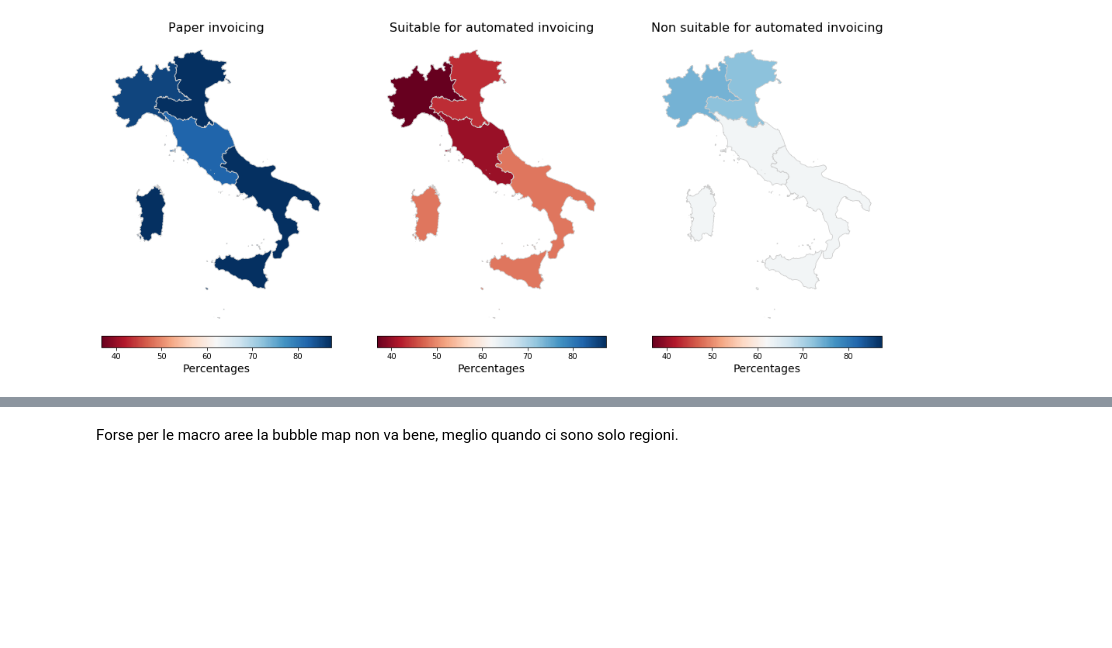
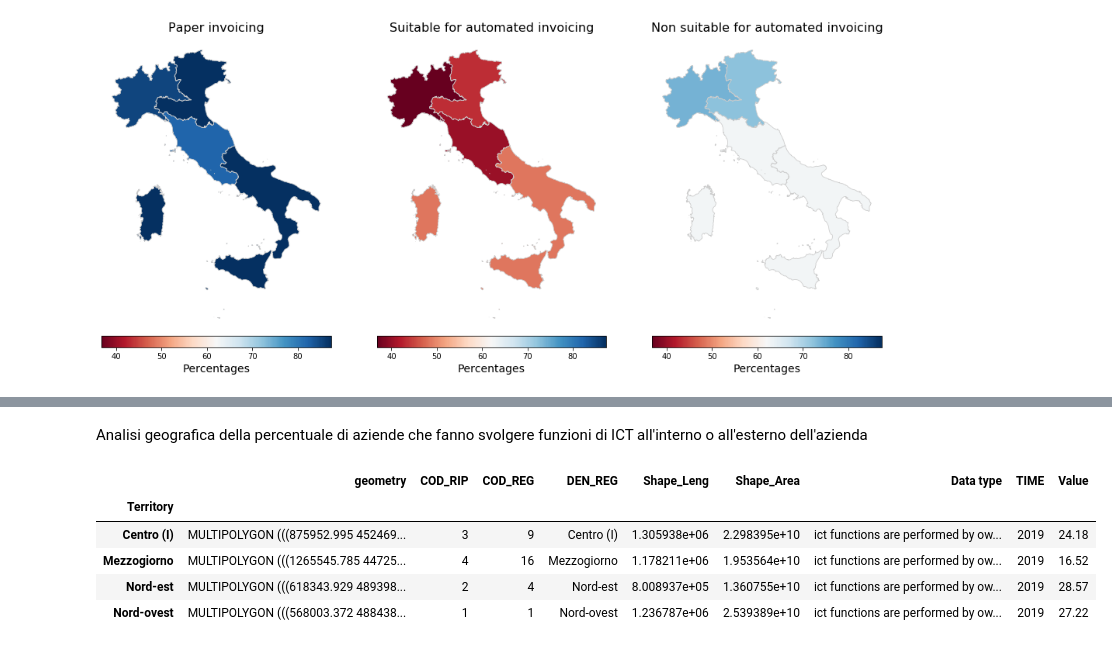
Before and after one commit to mett29/DataViz, a Jupyter notebook: 2nd_block.ipynb, the cells around one changed output, grey strips where cells are left out. Cells and saved outputs as stored; diff of their text form; code cells hidden in the pictures; blank space fills up the shorter version.

```diff
--- a/2nd_block.ipynb
+++ b/2nd_block.ipynb
@@ -300,2 +329,29 @@ plt.show()
-# %% [markdown]
-Forse per le macro aree la bubble map non va bene, meglio quando ci sono solo regioni.
+# %% [markdown]
+Analisi geografica della percentuale di aziende che fanno svolgere funzioni di ICT all'interno o all'esterno dell'azienda
+# %%
+text_1 = "ict functions are performed by own/group persons employed (percentages)"
+text_2 = "ict functions are performed by external suppliers (percentages)"
+
+# Create specific subset of the dataset
+own_employers  = complete_dataframe.drop(complete_dataframe[complete_dataframe['Data type'] != text_1].index)
+external_suppliers  = complete_dataframe.drop(complete_dataframe[complete_dataframe['Data type'] != text_2].index)
+
+# For code reusability
+df_1 = own_employers
+df_2 = external_suppliers
+
+# Merge the map with the pandas df
+merged_1 = pd.merge(map_reg, df_1, left_on='DEN_REG', right_on='Territory', how='left')
+merged_2 = pd.merge(map_reg, df_2, left_on='DEN_REG', right_on='Territory', how='left')
+
+# Union of the map by macro-area
+merged_1 = merged_1.dissolve('Territory')
+merged_2 = merged_2.dissolve('Territory')
+merged_1
+# %% [output]
+|  | geometry | COD_RIP | COD_REG | DEN_REG | Shape_Leng | Shape_Area | Data type | TIME | Value |
+| Territory |  |  |  |  |  |  |  |  |  |
+| Centro (I) | MULTIPOLYGON (((875952.995 452469... | 3 | 9 | Centro (I) | 1.305938e+06 | 2.298395e+10 | ict functions are performed by ow... | 2019 | 24.18 |
+| Mezzogiorno | MULTIPOLYGON (((1265545.785 44725... | 4 | 16 | Mezzogiorno | 1.178211e+06 | 1.953564e+10 | ict functions are performed by ow... | 2019 | 16.52 |
+| Nord-est | MULTIPOLYGON (((618343.929 489398... | 2 | 4 | Nord-est | 8.008937e+05 | 1.360755e+10 | ict functions are performed by ow... | 2019 | 28.57 |
+| Nord-ovest | MULTIPOLYGON (((568003.372 488438... | 1 | 1 | Nord-ovest | 1.236787e+06 | 2.539389e+10 | ict functions are performed by ow... | 2019 | 27.22 |
```
Also changed, not shown: parts of 21 cells of this notebook, 3 other files.
